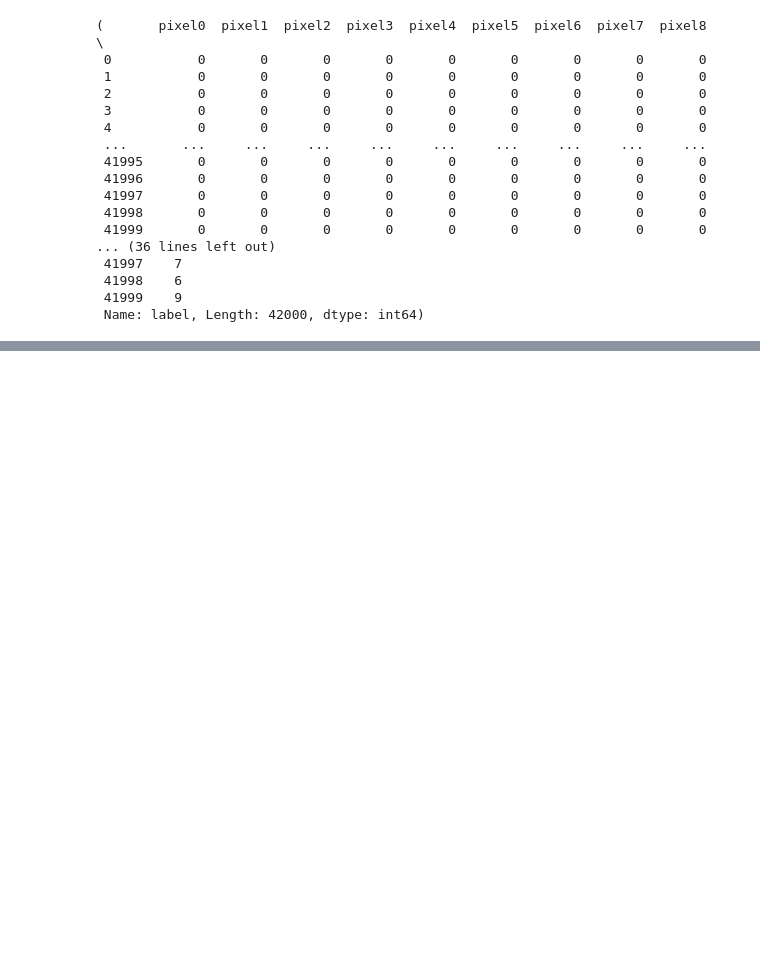
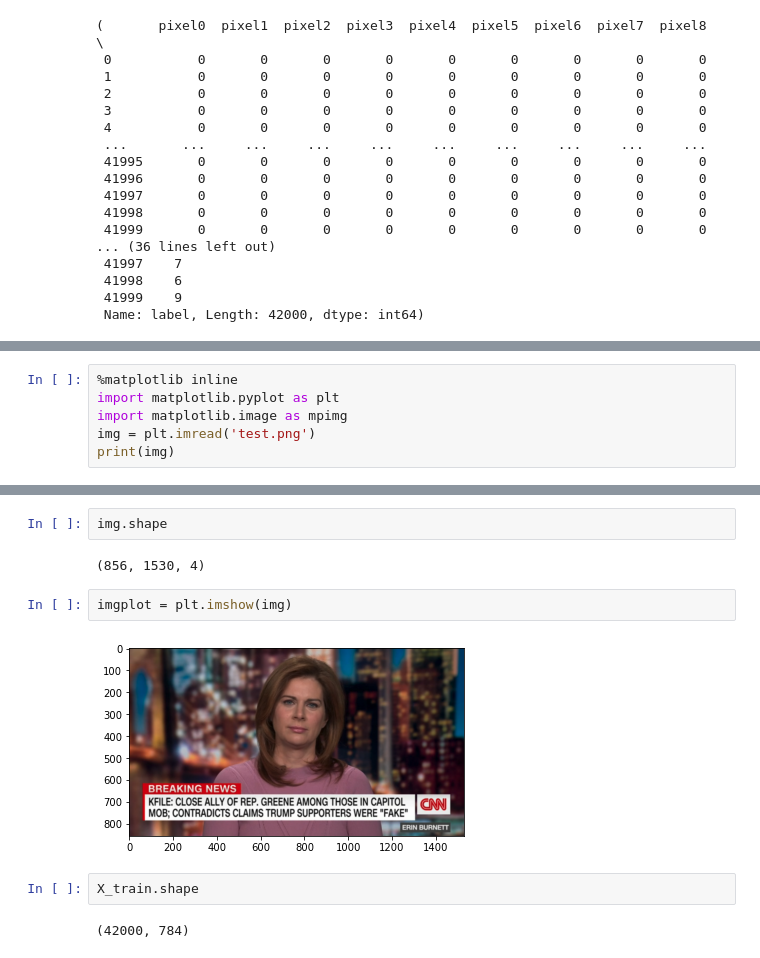
Before and after one commit to cktears/kaggle_digit-recognizer, a Jupyter notebook: digit-recognizer.ipynb, the cells around one changed output, grey strips where cells are left out. Cells and saved outputs as stored; diff of their text form; blank space fills up the shorter version.

Commit message:
learning matplotlib.image

```diff
--- a/digit-recognizer.ipynb
+++ b/digit-recognizer.ipynb
@@ -48,0 +61,6 @@ X_train, y_train
+# %%
+%matplotlib inline
+import matplotlib.pyplot as plt
+import matplotlib.image as mpimg
+img = plt.imread('test.png')
+print(img)
@@ -48,0 +85,12 @@ X_train, y_train
+# %%
+img.shape
+# %% [output]
+(856, 1530, 4)
+# %%
+imgplot = plt.imshow(img)
+# %% [output]
+[figure, added]
+# %%
+X_train.shape
+# %% [output]
+(42000, 784)
```
Also changed, not shown: parts of 6 cells of this notebook, 2 other files.
